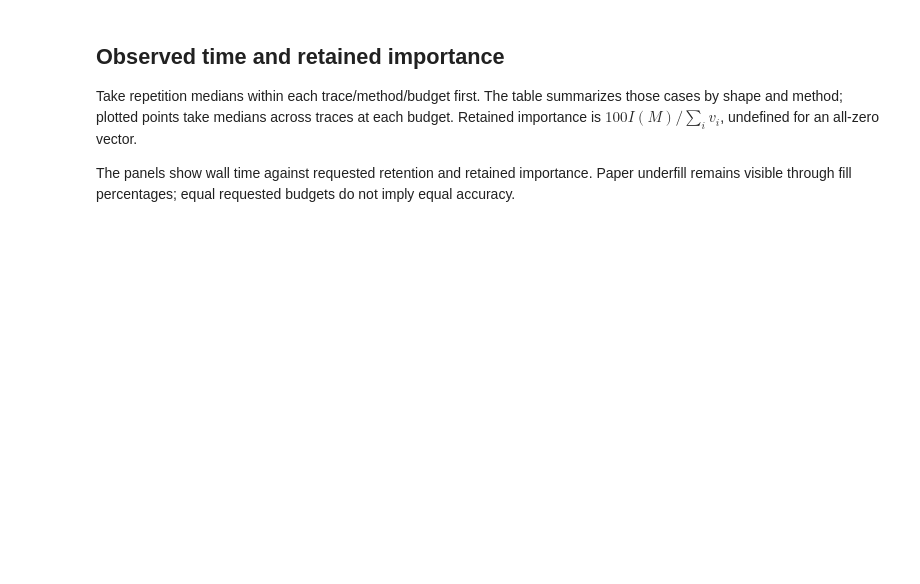
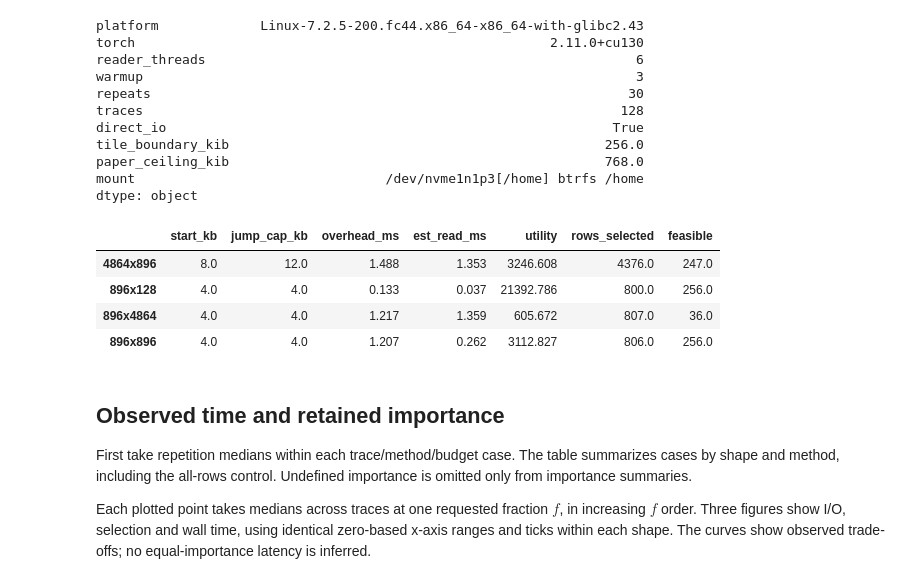
Before and after one commit to yabsed/vlm-in-flash, a Jupyter notebook: conclusion/python/results/03/03_selection_latency.ipynb, the cells around one changed output. Cells and saved outputs as stored; diff of their text form; code cells hidden in the pictures; blank space fills up the shorter version.

```diff
--- a/conclusion/python/results/03/03_selection_latency.ipynb
+++ b/conclusion/python/results/03/03_selection_latency.ipynb
@@ -74,5 +72,4 @@ if RUN_BENCHMARK:
     traces = [g[i] for g in groups for i in np.linspace(0, len(g)-1,
               min(len(g), MAX_TRACES_PER_SHAPE or len(g)), dtype=int)]
     weight_bytes = {"float16": 2, "bfloat16": 2, "float32": 4}[manifest["model_dtype"]]
-    geometry = {"896x128": (8,8), "896x896": (8,8), "896x4864": (8,8), "4864x896": (12,16)}
 # %% [markdown]
@@ -89,6 +86,13 @@ For $R=\max(1,\lfloor fN\rfloor)$, Saturation fills $R$ and Paper may underfill.
 if RUN_BENCHMARK:
     rng, records = np.random.default_rng(0), []
     with exclusive("03_paper_saturation"), TemporaryDirectory(dir=RESULTS.parent) as work:
+        profile_path, tuned_path = Path(work) / "profile.json", Path(work) / "tuned.json"
+        profile_path.write_text(json.dumps(dict(format="vlmflash-latency-table-v1", table=curve.to_dict())))
+        subprocess.run([sys.executable, str(UPSTREAM / "scripts/tune_chunk_params.py"),
+            "--profile", str(profile_path), "--shapes", *sorted({t["shape"] for t in traces}),
+            "--dtype-bytes", str(weight_bytes), "--impl", "native", "--output", str(tuned_path)],
+            env={**os.environ, "OMP_NUM_THREADS": "1", "MKL_NUM_THREADS": "1"}, check=True)
+        tuning = json.loads(tuned_path.read_text())
         blob = str(Path(work) / "rows.dat")
         write_blob(blob, max(t["n"] * t["d"] * weight_bytes for t in traces))
         for index, trace in enumerate(traces, 1):
@@ -97,20 +101,18 @@ if RUN_BENCHMARK:
             values, N = torch.from_numpy(v), len(v)
             total_importance = float(values.double().sum())
             row_bytes = weight_bytes * trace["d"]
-            w, (start, jump) = row_bytes / 1024, geometry[trace["shape"]]
+            w, tuned = row_bytes / 1024, tuning[trace["shape"]]["best"]
             B = int(np.ceil(boundary / w))
             costs = torch.tensor([0.] + [table.read_ms(w*r) for r in range(1, N+1)], dtype=torch.float64)
-            params = vlmflash.ChunkParams(start_kb=start, step_kb=start, jump_cap_kb=jump,
-                                          end_kb=ceiling+1)
+            params = vlmflash.ChunkParams(start_kb=tuned["start_kb"], jump_cap_kb=tuned["jump_cap_kb"])
             windows, stride = _window_sweep(N, w, table, params)
             sizes = torch.tensor([r for r, _ in windows], dtype=torch.int64)
             delays = torch.tensor([t for _, t in windows], dtype=torch.float64)
             for fraction in FRACTIONS:
                 R, dense = max(1, int(round(float(fraction), 6)*N)), torch.ones(N, dtype=torch.uint8)
                 functions = {
-                    "Paper greedy (GPU sort)": lambda: reader.select_chunks(values, R, sizes, delays, stride, True)[0],
-                    "Paper greedy (CPU sort)": lambda: reader.select_chunks(values, R, sizes, delays, stride, False)[0],
-                    "Saturation": lambda: selectors.tiles(values, R, costs, B)[0]}
+                    PAPER: lambda: reader.select_chunks(values, R, sizes, delays, stride, True)[0],
+                    TILE: lambda: selectors.tiles(values, R, costs, B)[0]}
                 checked = {}
                 for name, fn in functions.items():
                     mask = dense if R == N else fn()
@@ -121,7 +123,6 @@ if RUN_BENCHMARK:
                         retained_pct=100*float(values[mask.bool()].double().sum())/total_importance if total_importance else np.nan,
                         modeled_io_ms=float(costs[np.diff(spans).ravel()].sum()), runs=len(spans),
                         intervals=json.dumps(spans.tolist())))
-                assert torch.equal(checked["Paper greedy (CPU sort)"][0], checked["Paper greedy (GPU sort)"][0])
                 for repeat in range(-WARMUP, REPEATS):
                     for name in rng.permutation(list(functions)):
                         begin = perf_counter_ns()
@@ -141,7 +142,7 @@ if RUN_BENCHMARK:
                 print(f"{index}/{len(traces)} traces measured", flush=True)
     pd.DataFrame(records).to_csv(RESULTS, index=False)
     environment = dict(platform=platform.platform(), torch=torch.__version__, cuda_available=cuda_available,
-        paper_sort_devices=["cuda", "cpu"],
+        paper_sort_devices=["cuda"], paper_tuning=tuning,
         torch_threads=torch.get_num_threads(), reader_threads=THREADS, direct_io=True, destination="cpu",
         tile_boundary_kib=boundary, paper_ceiling_kib=ceiling, traces=len(traces),
         warmup=WARMUP, repeats=REPEATS, fractions=FRACTIONS.tolist(), max_read_kib=768,
@@ -149,8 +150,3 @@ if RUN_BENCHMARK:
         upstream_commit=subprocess.check_output(["git","-C",str(UPSTREAM),"rev-parse","HEAD"],text=True).strip(),
         mount=subprocess.check_output(["findmnt","-T",str(RESULTS.resolve()),"-n","-o","SOURCE,FSTYPE,TARGET"],text=True).strip())
     ENVIRONMENT.write_text(json.dumps(environment, indent=2))
-frame = pd.read_csv(RESULTS)
-assert not frame.empty, "Run the measurement before evaluating the report."
-environment = json.loads(ENVIRONMENT.read_text())
-display(pd.Series(environment)[["platform", "torch", "reader_threads", "warmup", "repeats", "traces",
-                                "direct_io", "tile_boundary_kib", "paper_ceiling_kib", "mount"]])
@@ -178,7 +157,39 @@ dtype: object
+# %%
+frame = pd.read_csv(RESULTS)
+assert not frame.empty, "Run the measurement before evaluating the report."
+environment = json.loads(ENVIRONMENT.read_text())
+display(pd.Series(environment)[["platform", "torch", "reader_threads", "warmup", "repeats", "traces",
+                                "direct_io", "tile_boundary_kib", "paper_ceiling_kib", "mount"]])
+if "paper_tuning" in environment:
+    display(pd.DataFrame({shape: {**t["best"], "feasible": t["num_feasible"]}
+                          for shape, t in environment["paper_tuning"].items()}).T)
+else:
+    display(Markdown("**Saved run:** window tuning was not recorded. The analysis below uses the "
+                     "existing measurements; rerun to apply and record the upstream tuning protocol."))
+frame = frame[frame.method.isin([PAPER, TILE])].copy()
+assert set(frame.method) == {PAPER, TILE}, "Measure both selectors before comparing them."
+assert np.isfinite(frame.io_ms).all() and (frame.io_ms > 0).all(), "I/O times must be positive."
+# %% [output]
+platform             Linux-7.2.5-200.fc44.x86_64-x86_64-with-glibc2.43
+torch                                                     2.11.0+cu130
+reader_threads                                                       6
+warmup                                                               3
+repeats                                                             30
+traces                                                             128
+direct_io                                                         True
+tile_boundary_kib                                                256.0
+paper_ceiling_kib                                                768.0
+mount                                /dev/nvme1n1p3[/home] btrfs /home
+dtype: object
+|  | start_kb | jump_cap_kb | overhead_ms | est_read_ms | utility | rows_selected | feasible |
+| 4864x896 | 8.0 | 12.0 | 1.488 | 1.353 | 3246.608 | 4376.0 | 247.0 |
+| 896x128 | 4.0 | 4.0 | 0.133 | 0.037 | 21392.786 | 800.0 | 256.0 |
+| 896x4864 | 4.0 | 4.0 | 1.217 | 1.359 | 605.672 | 807.0 | 36.0 |
+| 896x896 | 4.0 | 4.0 | 1.207 | 0.262 | 3112.827 | 806.0 | 256.0 |
 # %% [markdown]
 ## Observed time and retained importance
 
-Take repetition medians within each trace/method/budget first. The table summarizes those cases by shape and method; plotted points take medians across traces at each budget. Retained importance is $100I(M)/\sum_i v_i$, undefined for an all-zero vector.
+First take repetition medians within each trace/method/budget case. The table summarizes cases by shape and method, including the all-rows control. Undefined importance is omitted only from importance summaries.
 
-The panels show wall time against requested retention and retained importance. Paper underfill remains visible through fill percentages; equal requested budgets do not imply equal accuracy.
+Each plotted point takes medians across traces at one requested fraction $f$, in increasing $f$ order. Three figures show I/O, selection and wall time, using identical zero-based x-axis ranges and ticks within each shape. The curves show observed trade-offs; no equal-importance latency is inferred.
 # %%
```
Also changed, not shown: parts of 13 cells of this notebook, 2 other files.
